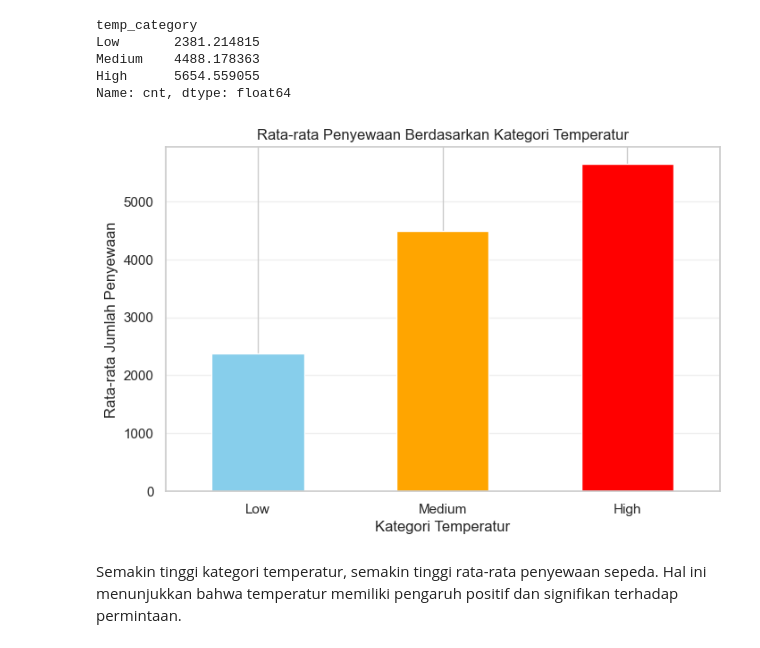
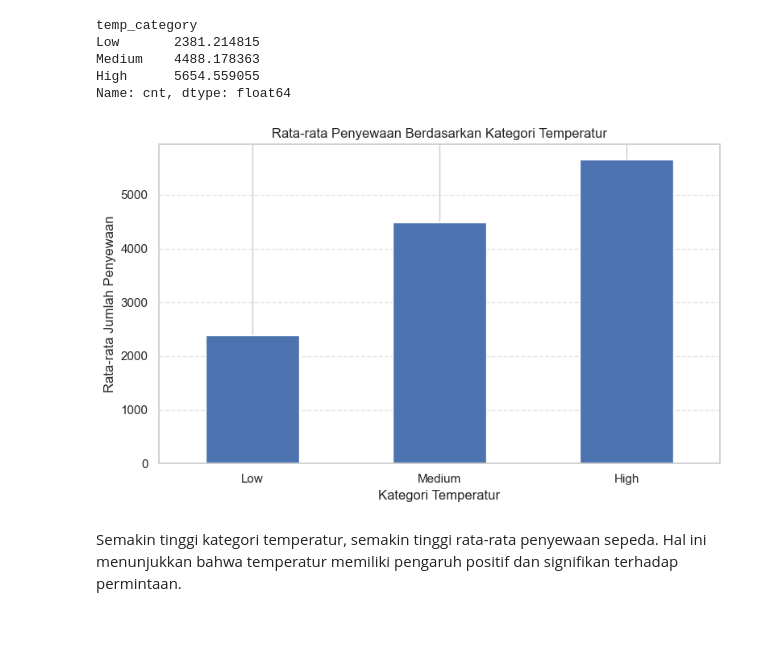
Before and after one commit to naylapoetrikurnia-hash/bike-dashboard, a Jupyter notebook: notebook.ipynb, the cells around one changed output. Saved outputs shown, nothing was run; the diff lists cells and outputs as text; code cells hidden in the pictures.

```diff
--- a/notebook.ipynb
+++ b/notebook.ipynb
@@ -379,17 +379,21 @@ Name: cnt, dtype: float64
 # %%
 plt.figure(figsize=(8,5))
 
-temp_summary.plot(kind="bar", color=["skyblue", "orange", "red"])
+temp_summary.plot(
+    kind="bar",
+    color="#4C72B0"
+)
 
 plt.title("Rata-rata Penyewaan Berdasarkan Kategori Temperatur")
 plt.xlabel("Kategori Temperatur")
 plt.ylabel("Rata-rata Jumlah Penyewaan")
 plt.xticks(rotation=0)
-plt.grid(axis="y", alpha=0.3)
+plt.grid(axis="y", linestyle="--", alpha=0.5)
 
+plt.tight_layout()
 plt.show()
 # %% [output]
-[figure, old version]
+[figure, new version]
 # %% [markdown]
 Semakin tinggi kategori temperatur, semakin tinggi rata-rata penyewaan sepeda. Hal ini menunjukkan bahwa temperatur memiliki pengaruh positif dan signifikan terhadap permintaan.
 # %% [markdown]
```
Also changed, not shown: parts of 7 cells of this notebook, 2 other files.
